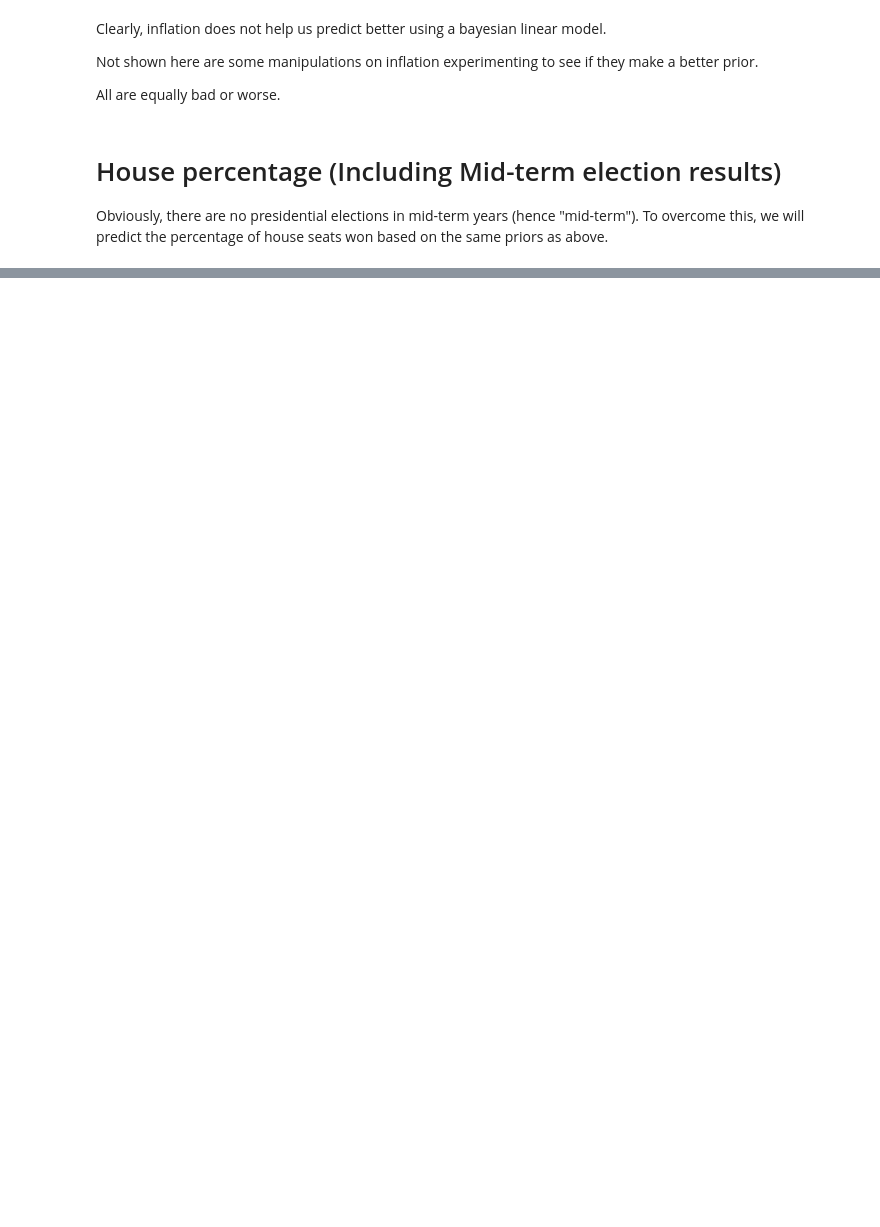
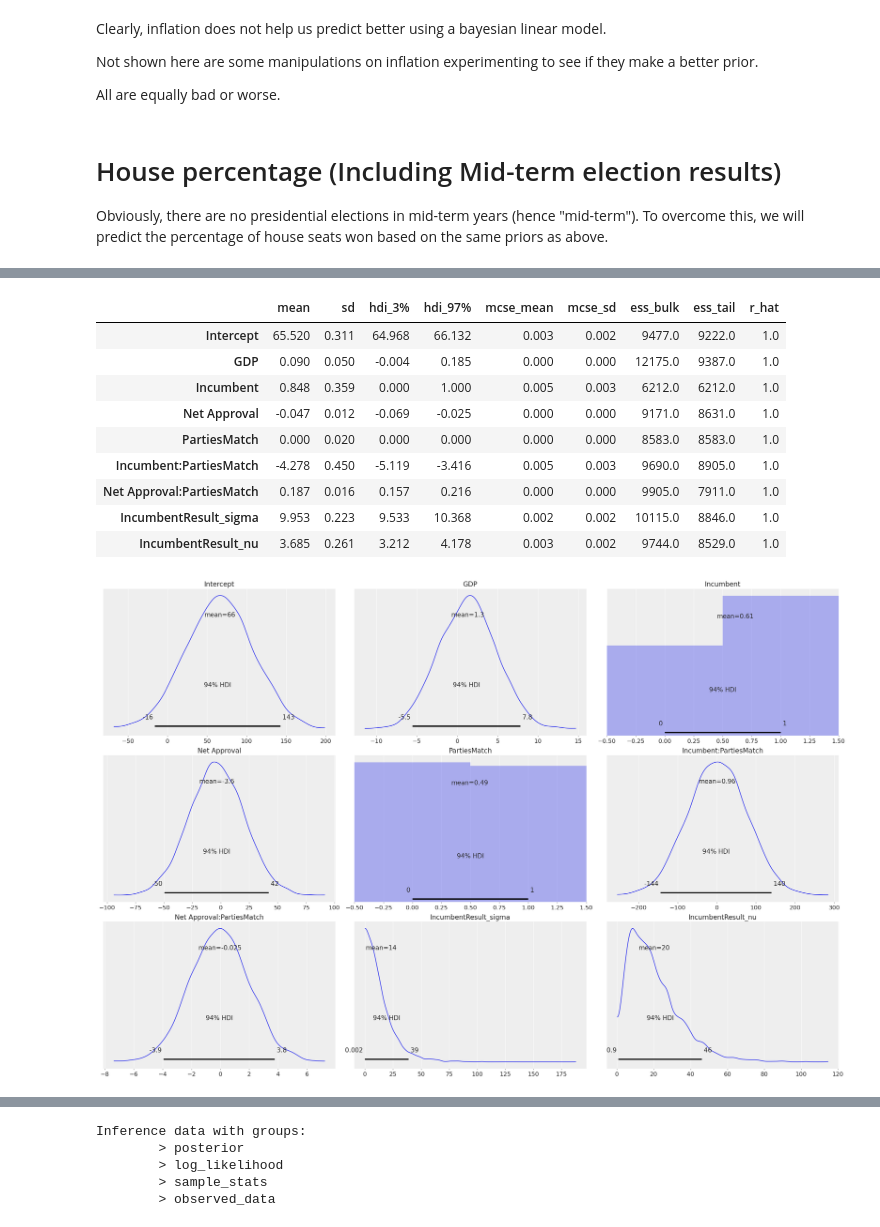
Before and after one commit to qthequartermasterman/ElectionForecasting, a Jupyter notebook: ElectionForecasting/data_collection/time_for_change.ipynb, the cells around one changed output, grey strips where cells are left out. Saved outputs shown, nothing was run; the diff lists cells and outputs as text; code cells hidden in the pictures; blank space fills up the shorter version.

```diff
--- a/ElectionForecasting/data_collection/time_for_change.ipynb
+++ b/ElectionForecasting/data_collection/time_for_change.ipynb
@@ -624,0 +469,3 @@ fairly accurate predictions in each.
+# %%
+combined_congressional_data = pd.concat(list(congressional_district_results.values()))
+combined_congressional_data.info()
@@ -624,0 +490,12 @@ fairly accurate predictions in each.
+# %%
+congressional_district_data = combined_congressional_data[['PVI', 'Party', 'Democratic', 'Republican', 'Libertarian', 'Green', 'Year']]
+congressional_district_data = congressional_district_data.reset_index()
+congressional_district_data = congressional_district_data.rename(columns=({'index': 'Location'}))
+congressional_district_data['PVI'] = congressional_district_data['PVI'].apply(pvi_to_r_score)
+congressional_district_data['IncumbentResult'] = congressional_district_data[['Party', 'Democratic', 'Republican', 'Libertarian', 'Green']].apply(get_incumbent_result, axis=1)
+congressional_district_data = congressional_district_data[['PVI', 'Location', 'Party', 'IncumbentResult', 'Year']]
+columns_to_keep = ['GDP', 'Net Approval',	'Incumbent', 'Midterm Year', 'PresidentIncumbentParty']
+congressional_district_data[columns_to_keep] = congressional_district_data[['Year']].apply((lambda x: pd.Series(get_data_for_year(x['Year']))), axis=1)[columns_to_keep]
+congressional_district_data['PartiesMatch'] = congressional_district_data[['Party', 'PresidentIncumbentParty']].apply(lambda x: x['Party'] == x['PresidentIncumbentParty'],axis=1)
+congressional_district_data['HouseIncumbentWon'] = congressional_district_data['IncumbentResult'] > 50
+congressional_district_data
@@ -624,0 +516,21 @@ fairly accurate predictions in each.
+# %%
+from bambi import Model, Prior
+def normal_prior(name):
+    return Prior('Normal', mu=congressional_district_data[name].mean(), sigma=congressional_district_data[name].std())
+def bernoulli_prior(name):
+    return Prior('Bernoulli', p=congressional_district_data[name].sum()/len(congressional_district_data[name]))
+
+congressional_district_data_priors = {'Incumbent': bernoulli_prior('Incumbent'),
+                    'GDP': normal_prior('GDP'),
+                    "Net Approval": normal_prior("Net Approval"),
+                    'PartiesMatch': bernoulli_prior('PartiesMatch')
+                    }
+#model = Model('p(Result, n) ~ GDP + "Net Approval" + Incumbent', compiled_data, family='binomial')
+house_district_model = Model('IncumbentResult ~ GDP + ((Incumbent + "Net Approval") * PartiesMatch)',
+                             congressional_district_data,
+                             priors=congressional_district_data_priors,
+                             dropna=True,
+                             family='t')
+print(house_district_model)
+house_district_model_results = house_district_model.fit(draws=3000)
+print(house_district_model_results)
@@ -624,0 +568,19 @@ fairly accurate predictions in each.
+# %%
+import arviz as az
+az.style.use('arviz-darkgrid')
+house_district_model.plot_priors()
+az.plot_trace(house_district_model_results)
+house_district_model_summary = az.summary(house_district_model_results)
+house_district_model_summary
+# %% [output]
+|  | mean | sd | hdi_3% | hdi_97% | mcse_mean | mcse_sd | ess_bulk | ess_tail | r_hat |
+| Intercept | 65.520 | 0.311 | 64.968 | 66.132 | 0.003 | 0.002 | 9477.0 | 9222.0 | 1.0 |
+| GDP | 0.090 | 0.050 | -0.004 | 0.185 | 0.000 | 0.000 | 12175.0 | 9387.0 | 1.0 |
+| Incumbent | 0.848 | 0.359 | 0.000 | 1.000 | 0.005 | 0.003 | 6212.0 | 6212.0 | 1.0 |
+| Net Approval | -0.047 | 0.012 | -0.069 | -0.025 | 0.000 | 0.000 | 9171.0 | 8631.0 | 1.0 |
+| PartiesMatch | 0.000 | 0.020 | 0.000 | 0.000 | 0.000 | 0.000 | 8583.0 | 8583.0 | 1.0 |
+| Incumbent:PartiesMatch | -4.278 | 0.450 | -5.119 | -3.416 | 0.005 | 0.003 | 9690.0 | 8905.0 | 1.0 |
+| Net Approval:PartiesMatch | 0.187 | 0.016 | 0.157 | 0.216 | 0.000 | 0.000 | 9905.0 | 7911.0 | 1.0 |
+| IncumbentResult_sigma | 9.953 | 0.223 | 9.533 | 10.368 | 0.002 | 0.002 | 10115.0 | 8846.0 | 1.0 |
+| IncumbentResult_nu | 3.685 | 0.261 | 3.212 | 4.178 | 0.003 | 0.002 | 9744.0 | 8529.0 | 1.0 |
+[figure, added]
@@ -624,0 +588,8 @@ fairly accurate predictions in each.
+# %%
+house_district_model_results
+# %% [output]
+Inference data with groups:
+        > posterior
+        > log_likelihood
+        > sample_stats
+        > observed_data
```
Also changed, not shown: parts of 32 cells of this notebook.
